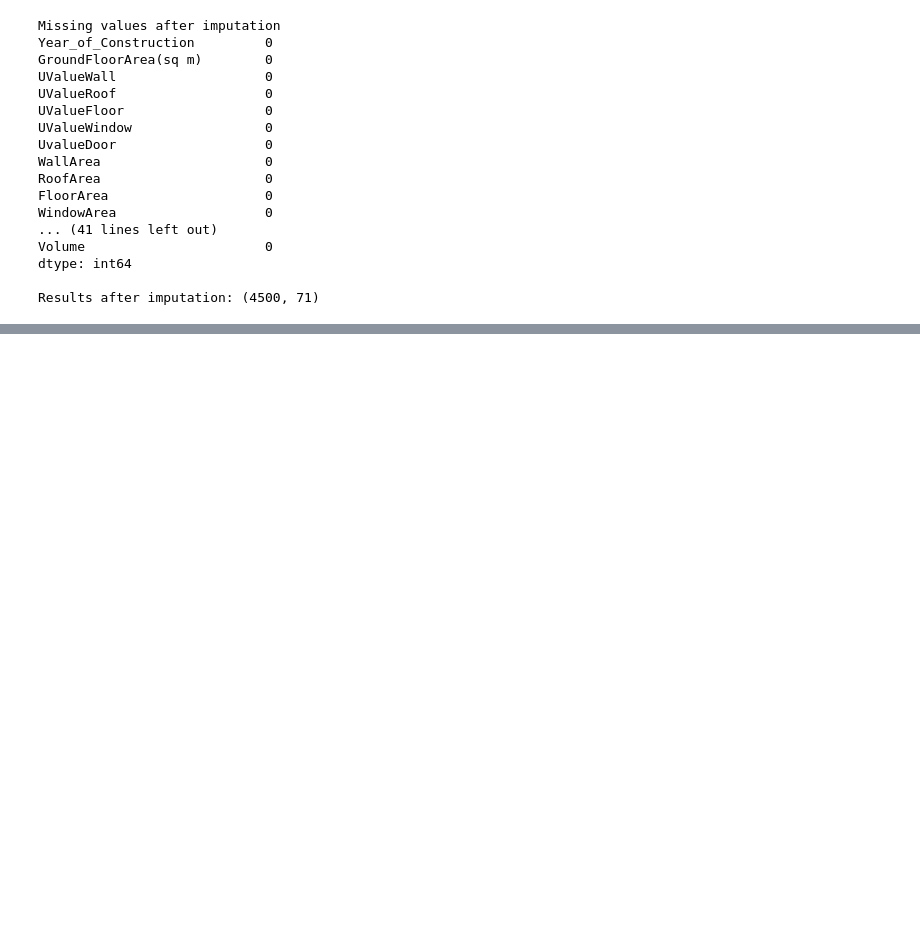
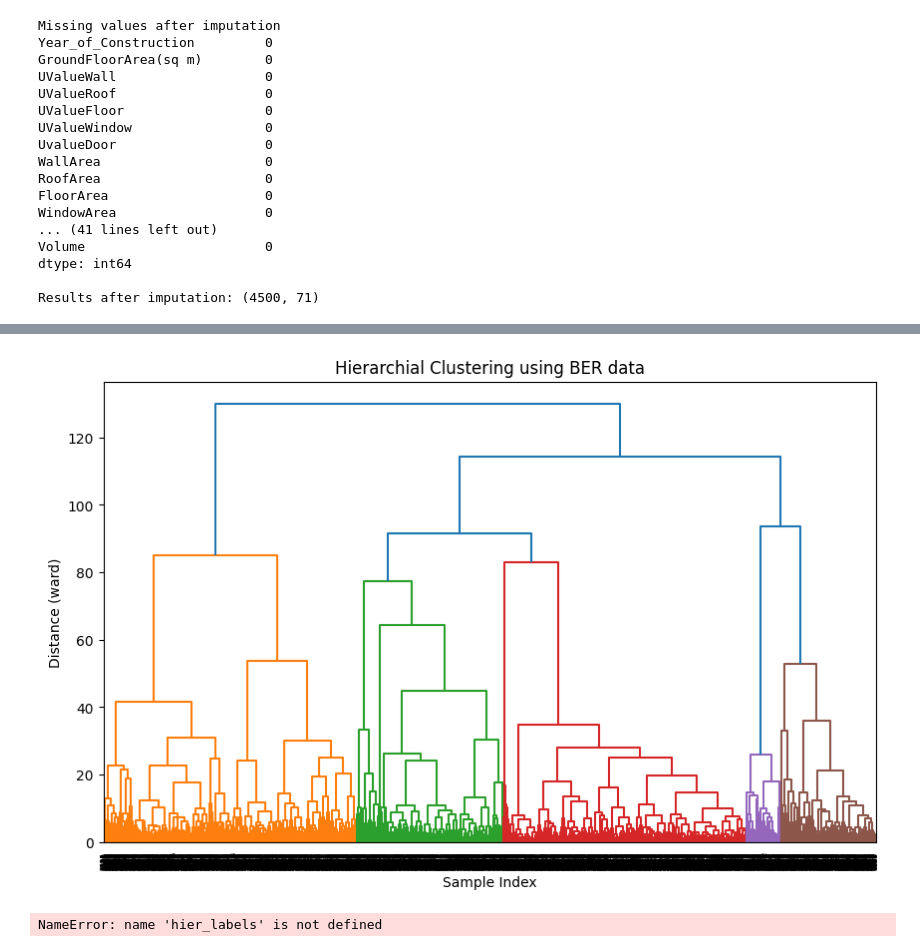
Before and after one commit to MikeLynagh/Predict-BER-Home-Ratings-MLProject, a Jupyter notebook: project.ipynb, the cells around one changed output, grey strips where cells are left out. Cells and saved outputs as stored; diff of their text form; code cells hidden in the pictures; blank space fills up the shorter version.

```diff
--- a/project.ipynb
+++ b/project.ipynb
@@ -74,0 +206,14 @@ Results after imputation: (4500, 71)
+# %%
+# Using Hierarchial clustering to analyse BER data
+
+linkage_data = linkage(X_scaled, method='ward')
+
+# Plotting the data using a dendrogram
+plt.figure(figsize=(10,6))
+dendrogram(linkage_data)
+plt.title('Hierarchial Clustering using BER data')
+plt.xlabel('Sample Index')
+plt.ylabel('Distance (ward)')
+plt.show()
+# %% [output]
+[figure, added]
@@ -74,0 +229,20 @@ Results after imputation: (4500, 71)
+# %%
+
+# Comparing KMeans and Clustering Comparison using Silhouette Scoring and Davies Bouldin Score
+
+kmeans_labels = df_cluster['cluster']
+
+silhouette_scoring_kmeans = silhouette_score(X_scaled, kmeans_labels)
+davies_boulding_scoring_kmeans = davies_bouldin_score(X_scaled, kmeans_labels)
+silhouette_scoring = silhouette_score(X_scaled, hier_labels)
+davies_bouldin_scoring = davies_bouldin_score(X_scaled, hier_labels)
+print(f"\nKmeans scoring: ")
+
+print(f"Silhouette scoring (KMeans): {silhouette_scoring_kmeans:.2f}")
+print(f"Davies-Bouldin scoring (KMeans): {davies_bouldin_scoring_kmeans:.2f}")
+print(f"Hierarchial scoring: ")
+
+print(f"silhouette scoring (hierarchial): {silhouette_scoring:.2f}")
+print(f"Davies-Bouldin scoring (hierarchial): {davies_bouldin_scoring:.2f}")
+# %% [output]
+NameError: name 'hier_labels' is not defined
```
Also changed, not shown: parts of 9 cells of this notebook.
